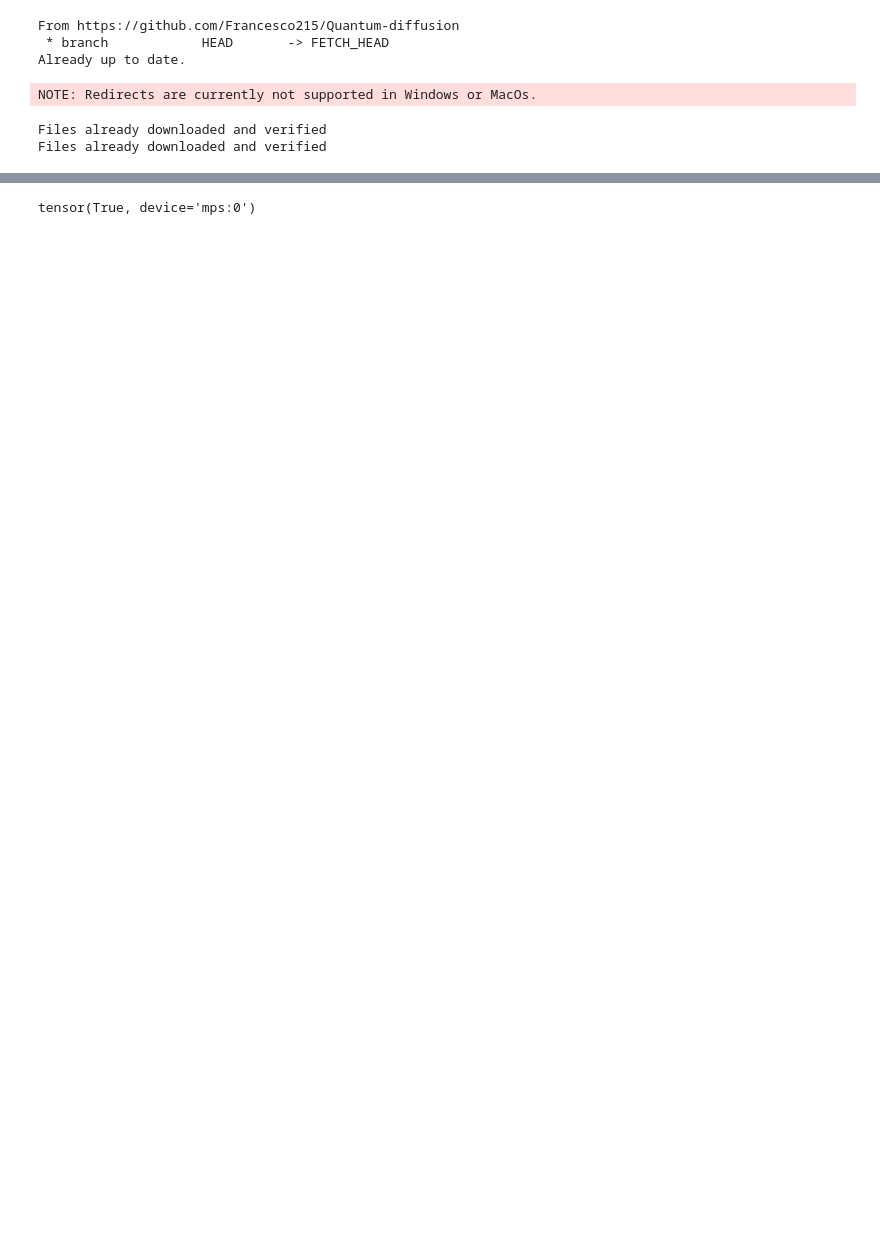
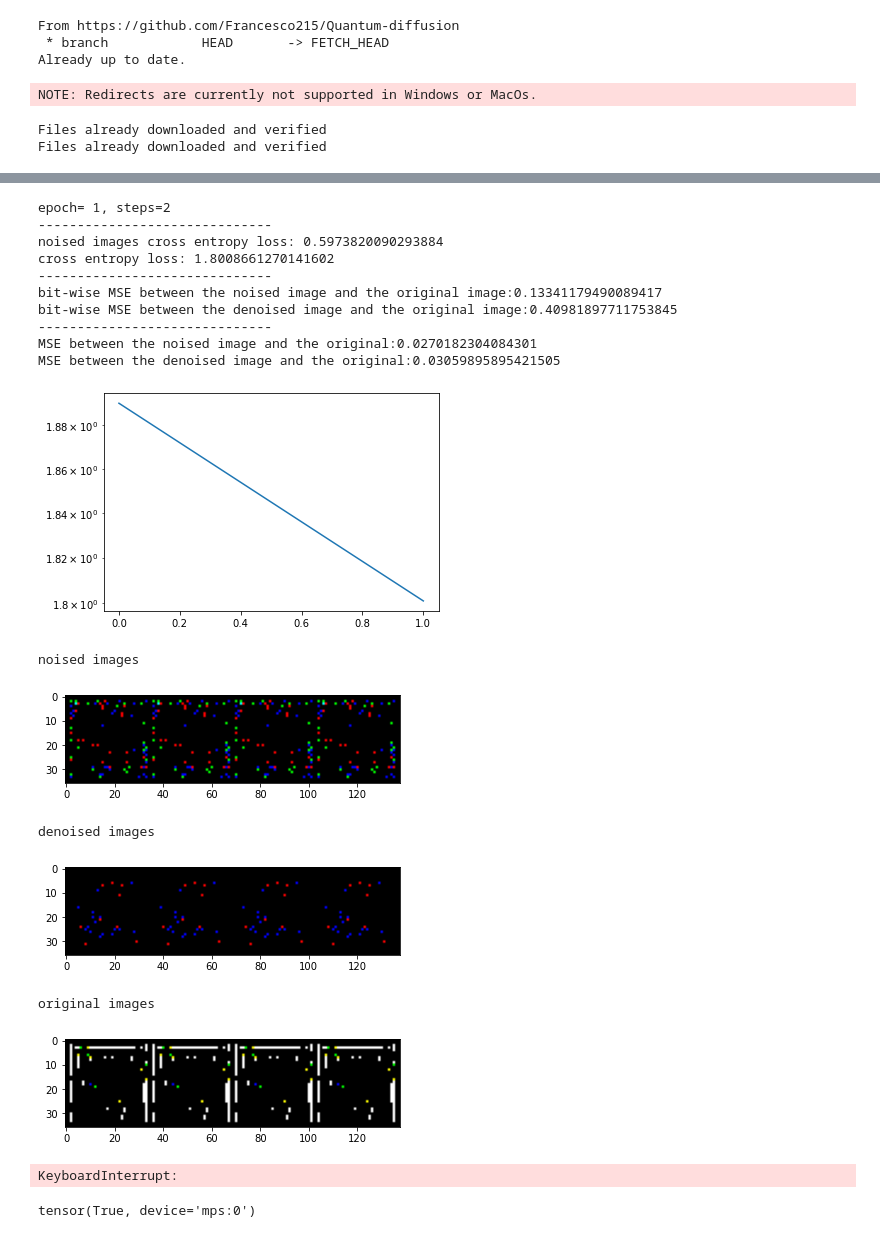
Before and after one commit to Francesco215/Quantum-diffusion, a Jupyter notebook: cifar_10.ipynb, the cells around one changed output, grey strips where cells are left out. Drawn from its saved outputs; the diff is of its cells as text; code cells hidden in the pictures; blank space fills up the shorter version.

```diff
--- a/cifar_10.ipynb
+++ b/cifar_10.ipynb
@@ -158,3 +109,79 @@ KeyboardInterrupt:
+# %%
+# Train the model
+for epoch in range(10):
+    for i, (images, _) in enumerate(tqdm(trainloader)):
+        optimizer.zero_grad()
+
+        images = images.to(device)
+        images = decimal_to_qubits(images)
+
+        alpha = torch.rand(len(images),device=device)
+        noised_images = gaussian_noise(images, alpha, k)
+
+
+        predictions = diffusion.forward(noised_images, alpha, self_conditioning=False)
+
+        loss = loss_function(predictions, images, k)
+        loss.backward()
+        optimizer.step()
+        diffusion.losses.append(loss.item())
+
+        if i % 40 == 1:
+            clear_output(wait=True)
+            print(f'epoch= {epoch + 1}, steps={i + 1}')
+            print(f'------------------------------')
+            print(f"noised images cross entropy loss: {loss_function(noised_images, images,k)}")
+            print(f'cross entropy loss: {loss_function(predictions, images, k)}')
+            print(f'------------------------------')
+
+            mse=torch.nn.functional.mse_loss(images, noised_images)
+            print(f'bit-wise MSE between the noised image and the original image:{mse}')
+            mse=torch.nn.functional.mse_loss(images, predictions)
+            print(f'bit-wise MSE between the denoised image and the original image:{mse}')
+            print(f'------------------------------')
+
+
+            noised_images=qubit_to_decimal(noised_images, n_bits)
+            img_predictions=qubit_to_decimal(predictions, n_bits)
+            images=qubit_to_decimal(images, n_bits)
+
+            mse=torch.nn.functional.mse_loss(images, noised_images)
+            print(f'MSE between the noised image and the original:{mse}')
+            mse=torch.nn.functional.mse_loss(images, img_predictions)
+            print(f'MSE between the denoised image and the original:{mse}')
+
+
+
+            plt.semilogy(diffusion.losses)
+            plt.show()
+
+            print("noised images")
+            imshow(noised_images)
+
+            print("denoised images")
+            imshow(img_predictions)
+
+            print("original images")
+            imshow(images)
+# %% [output]
+epoch= 1, steps=2
+------------------------------
+noised images cross entropy loss: 0.5973820090293884
+cross entropy loss: 1.8008661270141602
+------------------------------
+bit-wise MSE between the noised image and the original image:0.13341179490089417
+bit-wise MSE between the denoised image and the original image:0.40981897711753845
+------------------------------
+MSE between the noised image and the original:0.0270182304084301
+MSE between the denoised image and the original:0.03059895895421505
+[figure, added]
+noised images
+[figure, added]
+denoised images
+[figure, added]
+original images
+[figure, added]
+KeyboardInterrupt:
 # %%
 torch.any(torch.isnan(noised_images))
 # %% [output]
```
Also changed, not shown: parts of 8 cells of this notebook, 4 other files.
